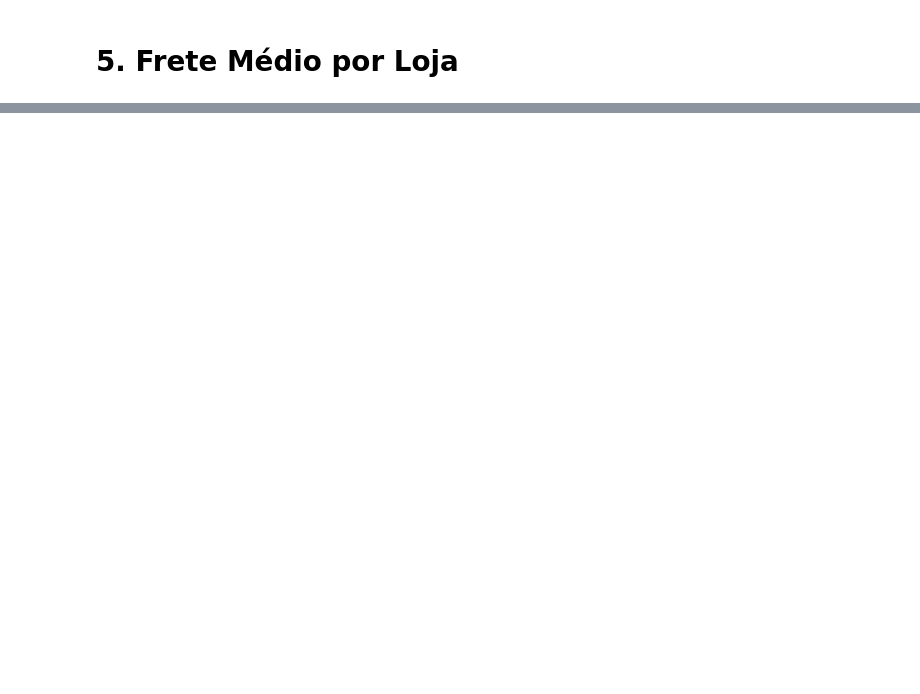
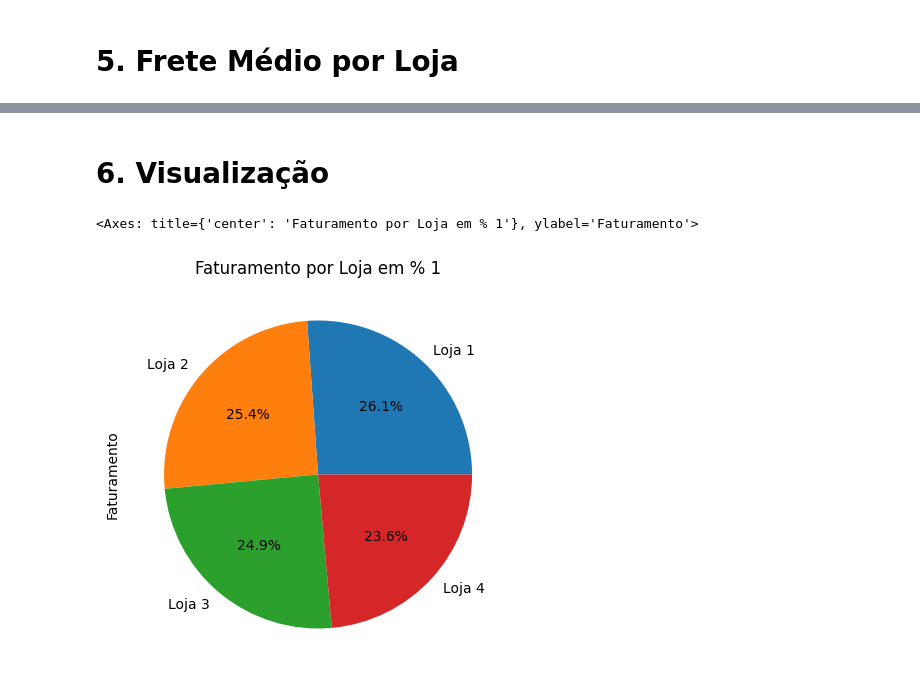
Before and after one commit to Allaht2007/Desafio_dataScience_one, a Jupyter notebook: AluraStoreBrasil.ipynb, the cells around one changed output, grey strips where cells are left out. Saved outputs shown, nothing was run; the diff lists cells and outputs as text; code cells hidden in the pictures; blank space fills up the shorter version.

```diff
--- a/AluraStoreBrasil.ipynb
+++ b/AluraStoreBrasil.ipynb
@@ -25,3 +25,16 @@ loja.head()
 | 4 | Cadeira de escritório | moveis | 446.99 | 26.964689 | 07/11/2020 | Larissa Alves | MG | ... |
 # %% [markdown]
 #1. Análise do faturamento
+# %%
+def soma_total_vendas(df_loja):
+  return df_loja['Preço'].sum()
+
+dict_lojas = {
+    "Loja 1":soma_total_vendas(loja),
+    "Loja 2":soma_total_vendas(loja2),
+    "Loja 3":soma_total_vendas(loja3),
+    "Loja 4":soma_total_vendas(loja4)
+}
+# %%
+faturamento_lojas = pd.Series(dict_lojas, name='Faturamento')
+faturamento_lojas
@@ -35,0 +144,7 @@ loja.head()
+# %% [markdown]
+# 6. Visualização
+# %%
+faturamento_lojas.plot(kind="pie", figsize=(5,5), title="Faturamento por Loja em % 1", autopct='%1.1f%%')
+# %% [output]
+<Axes: title={'center': 'Faturamento por Loja em % 1'}, ylabel='Faturamento'>
+[figure, added]
```
Also changed, not shown: parts of 16 cells of this notebook.
